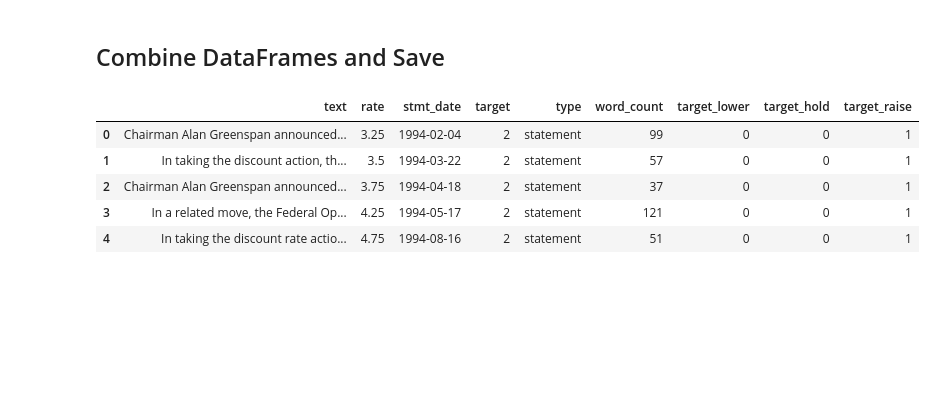
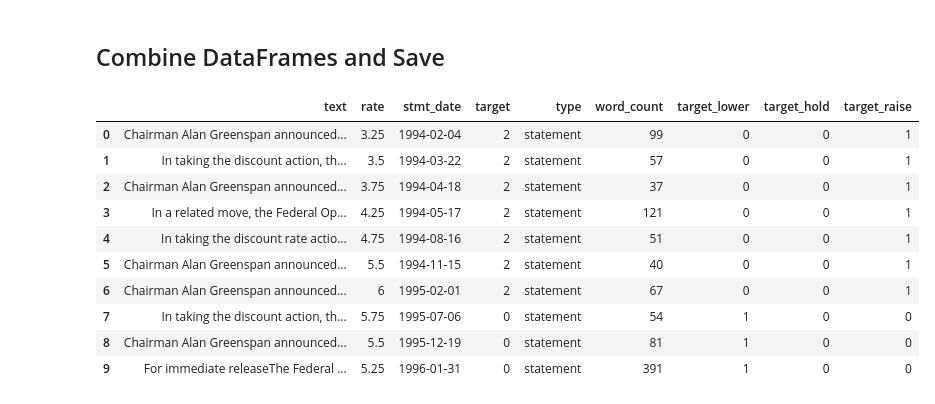
Before and after one commit to yukit-k/centralbank_analysis, a Jupyter notebook: src/FOMC_Analysis_Preprocess.ipynb, the cells around one changed output. Cells and saved outputs as stored; diff of their text form; code cells hidden in the pictures; blank space fills up the shorter version.

```diff
--- a/src/FOMC_Analysis_Preprocess.ipynb
+++ b/src/FOMC_Analysis_Preprocess.ipynb
@@ -753,20 +762,25 @@ sns.distplot(speech_df["word_count"], bins=100)
 # %%
 frames = [statement_df, minutes_df, script_df, speech_df]
 
 df = pd.concat(frames, sort=True)
 one_hot_encode(df)
 df.reset_index(inplace=True, drop=True)
 df.drop(columns=['contents_list', 'contents_org'], inplace=True)
 df.rename(columns={'contents': 'text'}, inplace=True)
 
-df.head()
+df.head(10)
 # %% [output]
 |  | text | rate | stmt_date | target | type | word_count | target_lower | target_hold | target_raise |
 | 0 | Chairman Alan Greenspan announced... | 3.25 | 1994-02-04 | 2 | statement | 99 | 0 | 0 | 1 |
 | 1 | In taking the discount action, th... | 3.5 | 1994-03-22 | 2 | statement | 57 | 0 | 0 | 1 |
 | 2 | Chairman Alan Greenspan announced... | 3.75 | 1994-04-18 | 2 | statement | 37 | 0 | 0 | 1 |
 | 3 | In a related move, the Federal Op... | 4.25 | 1994-05-17 | 2 | statement | 121 | 0 | 0 | 1 |
 | 4 | In taking the discount rate actio... | 4.75 | 1994-08-16 | 2 | statement | 51 | 0 | 0 | 1 |
+| 5 | Chairman Alan Greenspan announced... | 5.5 | 1994-11-15 | 2 | statement | 40 | 0 | 0 | 1 |
+| 6 | Chairman Alan Greenspan announced... | 6 | 1995-02-01 | 2 | statement | 67 | 0 | 0 | 1 |
+| 7 | In taking the discount action, th... | 5.75 | 1995-07-06 | 0 | statement | 54 | 1 | 0 | 0 |
+| 8 | Chairman Alan Greenspan announced... | 5.5 | 1995-12-19 | 0 | statement | 81 | 1 | 0 | 0 |
+| 9 | For immediate releaseThe Federal ... | 5.25 | 1996-01-31 | 0 | statement | 391 | 1 | 0 | 0 |
 # %%
 with open("../data/FOMC/train_df.pickle", "wb") as file:
     pickle.dump(df, file)
```
Also changed, not shown: parts of 6 cells of this notebook.
